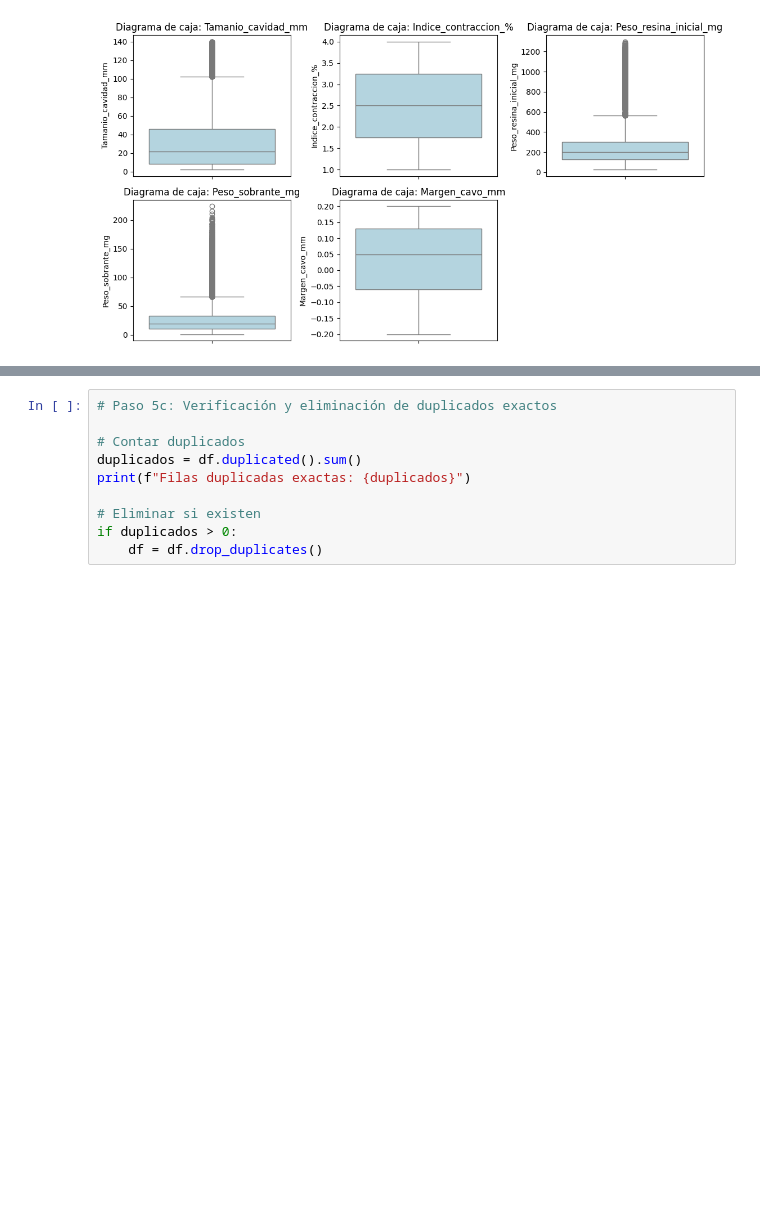
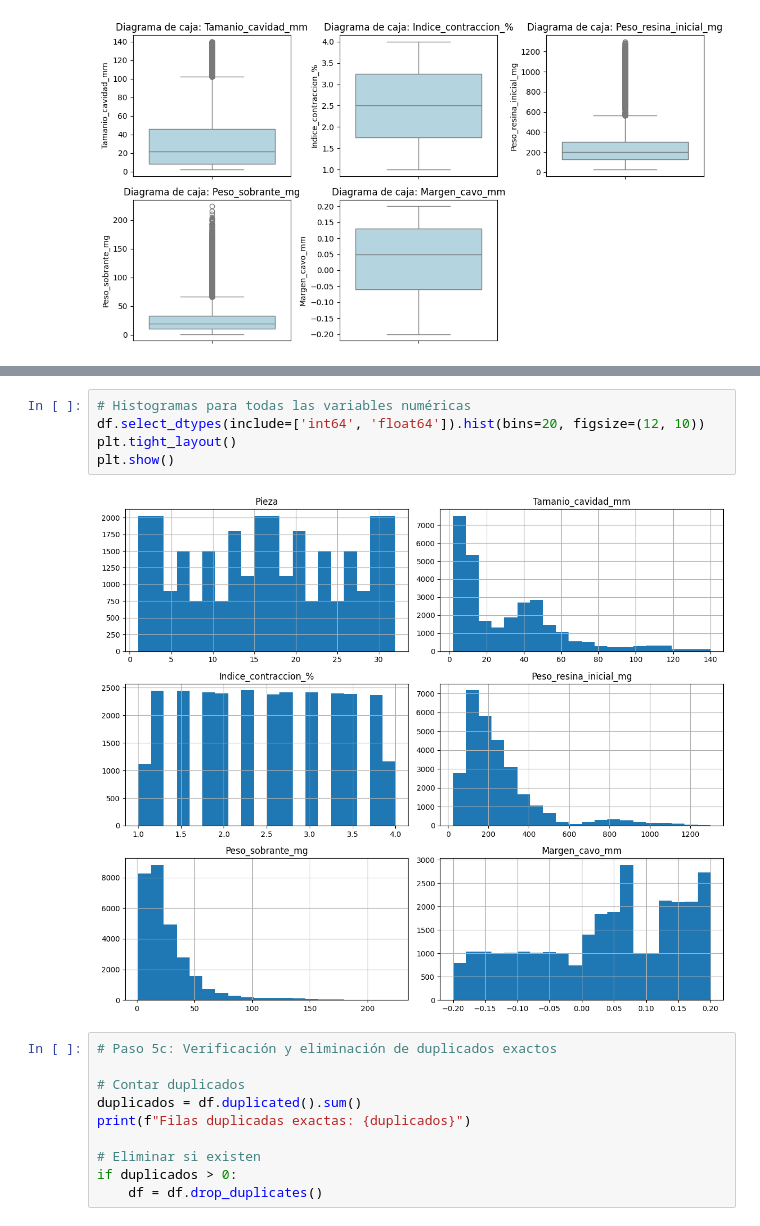
Before and after one commit to omaurtorsac/tgor, a Jupyter notebook: regresion-lineal/regresion-final.ipynb, the cells around one changed output, grey strips where cells are left out. Drawn from its saved outputs; the diff is of its cells as text; blank space fills up the shorter version.

```diff
--- a/regresion-lineal/regresion-final.ipynb
+++ b/regresion-lineal/regresion-final.ipynb
@@ -108,3 +124,10 @@ plt.show()
+# %%
+# Histogramas para todas las variables numéricas
+df.select_dtypes(include=['int64', 'float64']).hist(bins=20, figsize=(12, 10))
+plt.tight_layout()
+plt.show()
+# %% [output]
+[figure, added]
 # %%
 # Paso 5c: Verificación y eliminación de duplicados exactos
 
```
Also changed, not shown: parts of 1 cell of this notebook.
